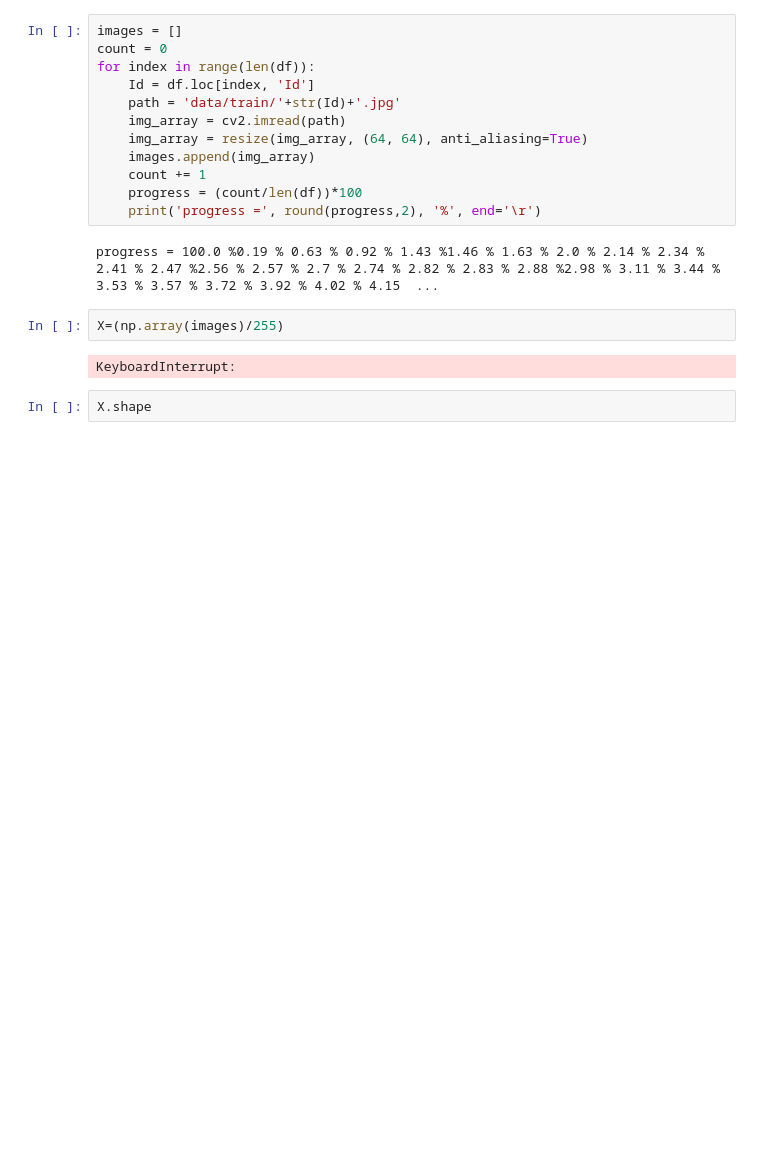
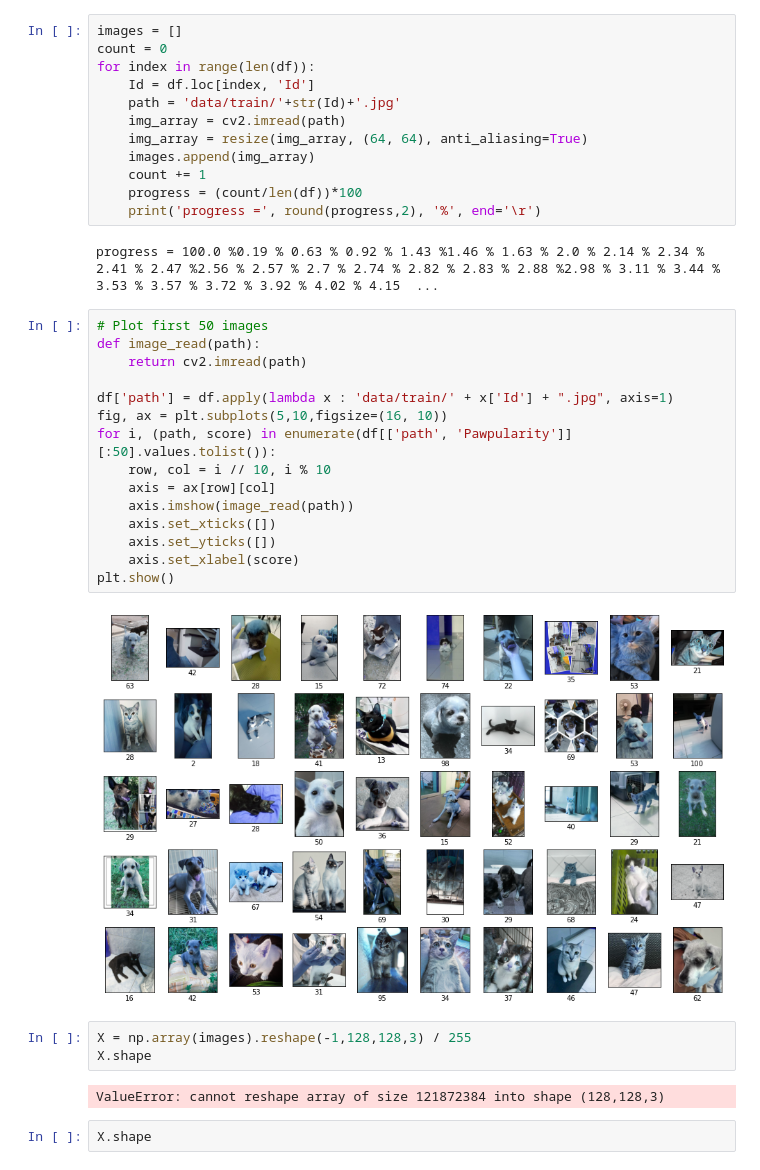
Before and after one commit to stevenaddison/Pet-Pawpularity, a Jupyter notebook: StevenNotebook.ipynb, the cells around one changed output. Saved outputs shown, nothing was run; the diff lists cells and outputs as text; blank space fills up the shorter version.

```diff
--- a/StevenNotebook.ipynb
+++ b/StevenNotebook.ipynb
@@ -132,10 +160,28 @@ for index in range(len(df)):
     print('progress =', round(progress,2), '%', end='\r')
 # %% [output]
 progress = 100.0 %0.19 % 0.63 % 0.92 % 1.43 %1.46 % 1.63 % 2.0 % 2.14 % 2.34 % 2.41 % 2.47 %2.56 % 2.57 % 2.7 % 2.74 % 2.82 % 2.83 % 2.88 %2.98 % 3.11 % 3.44 % 3.53 % 3.57 % 3.72 % 3.92 % 4.02 % 4.15  ...
+# %%
+# Plot first 50 images
+def image_read(path):
+    return cv2.imread(path)
+
+df['path'] = df.apply(lambda x : 'data/train/' + x['Id'] + ".jpg", axis=1)
+fig, ax = plt.subplots(5,10,figsize=(16, 10))
+for i, (path, score) in enumerate(df[['path', 'Pawpularity']][:50].values.tolist()):
+    row, col = i // 10, i % 10
+    axis = ax[row][col]
+    axis.imshow(image_read(path))
+    axis.set_xticks([])
+    axis.set_yticks([])
+    axis.set_xlabel(score)
+plt.show()
+# %% [output]
+[figure, added]
 # %%
-X=(np.array(images)/255)
+X = np.array(images).reshape(-1,128,128,3) / 255
+X.shape
 # %% [output]
-KeyboardInterrupt:
+ValueError: cannot reshape array of size 121872384 into shape (128,128,3)
 # %%
 X.shape
 # %% [output]
```
Also changed, not shown: parts of 38 cells of this notebook.
